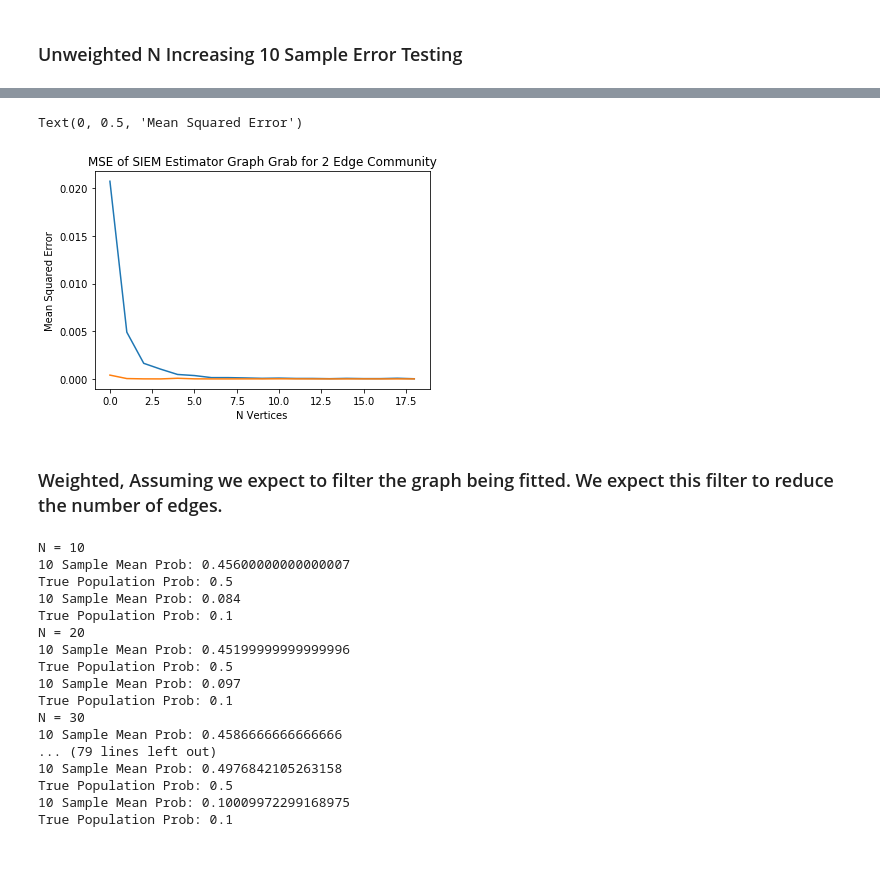
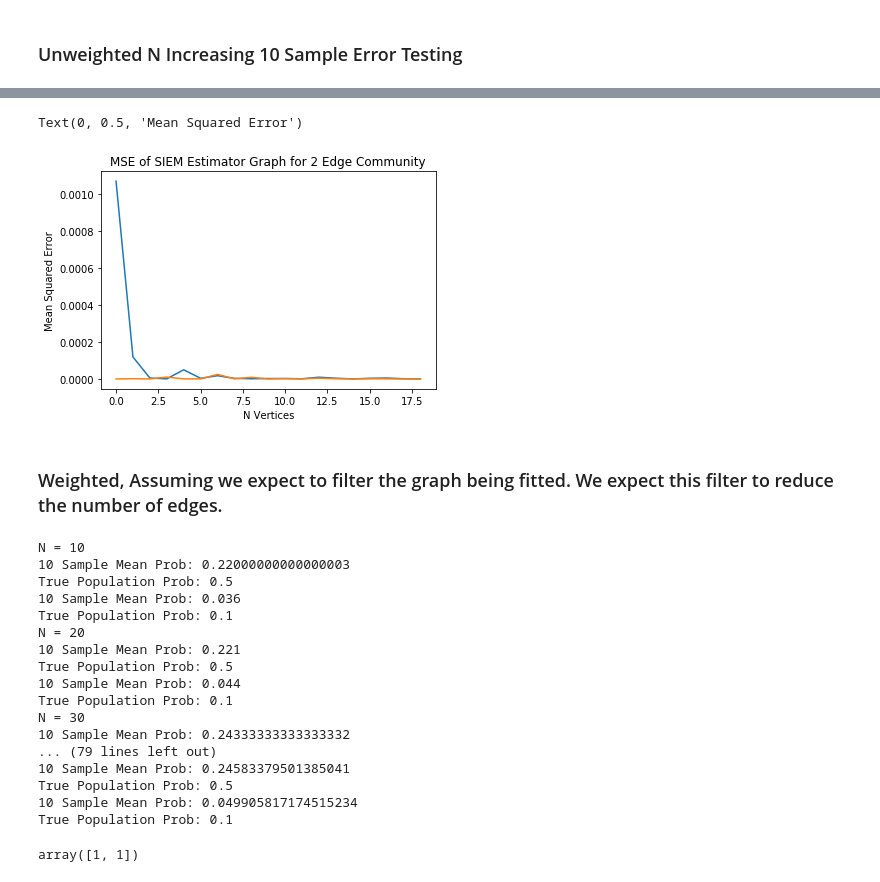
Before and after one commit to ebridge2/graspy, a Jupyter notebook: docs/tutorials/models/SIEM_Model_Notebook.ipynb, the cells around one changed output, grey strips where cells are left out. Cells and saved outputs as stored; diff of their text form; code cells hidden in the pictures.

```diff
--- a/docs/tutorials/models/SIEM_Model_Notebook.ipynb
+++ b/docs/tutorials/models/SIEM_Model_Notebook.ipynb
@@ -159,7 +159,7 @@ class SIEMEstimator(BaseGraphEstimator):
             for x in edge_comm[i]:
                 comms.append(graph[x])
 
-            self.model[i] = comms
+            self.model[i] = np.array(comms)
 #         if not is_unweighted(graph):
 #             raise NotImplementedError(
 #                 "Graph model is currently only implemented for unweighted graphs."
@@ -423,11 +433,11 @@ wtargs = dict(loc=0, scale=1)
 edge_comm = generate_samples(n,[[0.5,0.1],[0.1,0.5]],wt= wt, wtargs = wtargs)
 
 p = [1,1]
-s1 = siem(n = n, p=p, directed = True, loops = False, edge_comm = edge_comm, wt = wt, wtargs = wtargs)
+s1 = siem(n = n, p=p, directed = True, loops = True, edge_comm = edge_comm, wt = wt, wtargs = wtargs)
 heatmap(s1)
 
 siem_test = SIEMEstimator()
 siem_test.fit(s1,edge_comm = edge_comm, weighted = 0.0)
 model_dict = siem_test.model
-test_probabilities(model_dict,[50*50*2,50*50*2],p = [0.5,0.1])
+test_probabilities(model_dict,p = [0.5,0.1])
 # %% [output]
@@ -464,19 +473,18 @@ for n in range(10,200,10):
         p_true = [0.5,0.1]
         edge_comm = generate_samples(n,[[0.5,0.1],[0.1,0.5]],plot = False)
 
-        p = [1,1]
-        s1 = siem(n = n, p=p, directed = True, loops = False, edge_comm = edge_comm)
+        p = [0.5,0.1]
+        s1 = siem(n = n, p=p, directed = True, loops = True, edge_comm = edge_comm)
     #     heatmap(s1)
 
         siem_test = SIEMEstimator()
         siem_test.fit(s1,edge_comm = edge_comm, weighted = False)
         sample_data = siem_test.model
         n_k = [n/2*n/2*2,n/2*n/2*2]
-
         x_p_samples.append(n)
         x_q_samples.append(n)
-        y_p_samples.append(len(sample_data[0])/n_k[0])
-        y_q_samples.append(len(sample_data[1])/n_k[1])
+        y_p_samples.append(np.mean(sample_data[0]))
+        y_q_samples.append(np.mean(sample_data[1]))
 
     x_p.append(n)
     x_q.append(n)
@@ -530,18 +538,18 @@ Text(0, 0.5, 'Probability')
 # %%
 mse_p = (y_p - prob_p)**2
 
 mse_q = (y_q - prob_q)**2
 
 plt.figure()
 
 plt.plot(mse_p)
 plt.plot(mse_q)
-plt.title('MSE of SIEM Estimator Graph Grab for 2 Edge Community')
+plt.title('MSE of SIEM Estimator Graph for 2 Edge Community')
 plt.xlabel('N Vertices')
 plt.ylabel('Mean Squared Error')
 # %% [output]
 Text(0, 0.5, 'Mean Squared Error')
-[figure, old version]
+[figure, new version]
 # %% [markdown]
 ### Weighted, Assuming we expect to filter the graph being fitted. We expect this filter to reduce the number of edges.
 # %%
@@ -579,8 +587,8 @@ for n in range(10,200,10):
 
         x_p_samples.append(n)
         x_q_samples.append(n)
-        y_p_samples.append(len(sample_data[0])/n_k[0])
-        y_q_samples.append(len(sample_data[1])/n_k[1])
+        y_p_samples.append(sample_data[0].count(1.0)/n_k[0])
+        y_q_samples.append(sample_data[1].count(1.0)/n_k[1])
 
     x_p.append(n)
     x_q.append(n)
@@ -601,19 +609,24 @@ e_p = y_p - prob_p
 e_q = y_q - prob_q
 # %% [output]
 N = 10
-10 Sample Mean Prob: 0.45600000000000007
+10 Sample Mean Prob: 0.22000000000000003
 True Population Prob: 0.5
-10 Sample Mean Prob: 0.084
+10 Sample Mean Prob: 0.036
 True Population Prob: 0.1
 N = 20
-10 Sample Mean Prob: 0.45199999999999996
+10 Sample Mean Prob: 0.221
 True Population Prob: 0.5
-10 Sample Mean Prob: 0.097
+10 Sample Mean Prob: 0.044
 True Population Prob: 0.1
 N = 30
-10 Sample Mean Prob: 0.4586666666666666
+10 Sample Mean Prob: 0.24333333333333332
 ... (79 lines left out)
-10 Sample Mean Prob: 0.4976842105263158
+10 Sample Mean Prob: 0.24583379501385041
 True Population Prob: 0.5
-10 Sample Mean Prob: 0.10009972299168975
+10 Sample Mean Prob: 0.049905817174515234
 True Population Prob: 0.1
+# %%
+a = np.array([[0,1,2,3,4],[0,1,2,3,4]])
+a[[(0,1),(1,1)]]
+# %% [output]
+array([1, 1])
```
Also changed, not shown: parts of 5 cells of this notebook.
